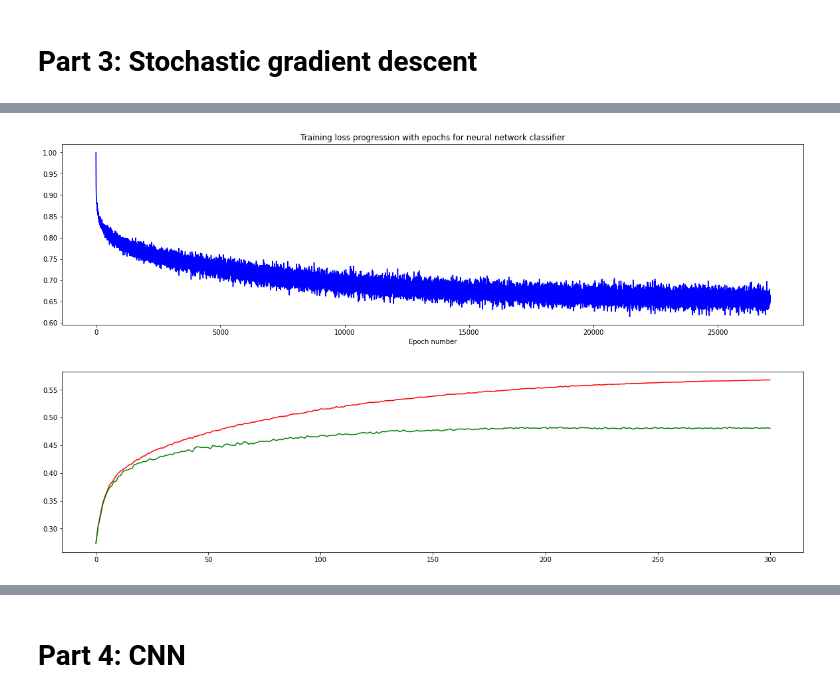
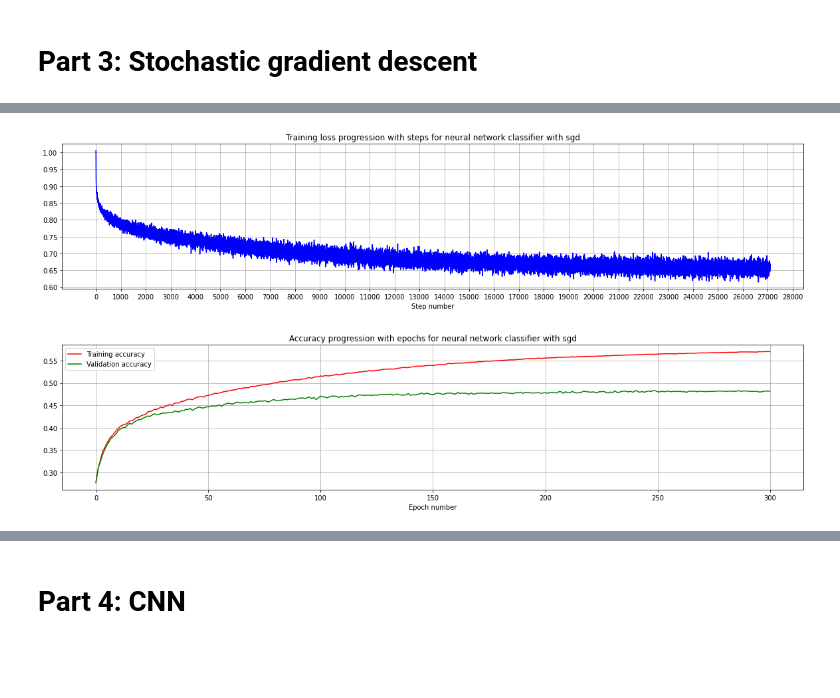
Before and after one commit to PamudithaSomarathne/EN2550, a Jupyter notebook: 4 Neural Network/EN2550_Assignment_04.ipynb, the cells around one changed output, grey strips where cells are left out. Saved outputs shown, nothing was run; the diff lists cells and outputs as text; code cells hidden in the pictures; blank space fills up the shorter version.

```diff
--- a/4 Neural Network/EN2550_Assignment_04.ipynb
+++ b/4 Neural Network/EN2550_Assignment_04.ipynb
@@ -73,7 +73,8 @@ def forward_prop_linear(x_data, weights):
 def mean_sum_of_squared_errors_linear(y, y_hat, weights, reg=0.0):
   """ Loss function """
   diff = (y_hat-y).astype(np.float32)
-  return np.mean(np.sum(np.multiply(diff,diff),axis=1)) + reg*np.sum(np.multiply(weights[0],weights[0]))
+  return np.mean(np.sum(np.multiply(diff,diff),axis=1)) +\
+    reg*np.sum(np.multiply(weights[0],weights[0]))
 
 def back_prop_linear(y_hat, y, x):
   return [np.matmul(x.T,2*(y_hat-y))/x.shape[0],np.sum(2*(y_hat-y),axis=0)/x.shape[0]]
@@ -362,7 +365,7 @@ nn2_train_acc_history = []
 nn2_val_acc_history = []
 learning_rate_nn2 = 0.001
 learning_rate_decay_nn2 = 0.99
-regularization_nn2 = 1e-4
+regularization_nn2 = 1e-3
 batch_size = 500
 steps_per_epoch = int(Ntr/batch_size)
 
@@ -403,6 +406,8 @@ for epo in range(no_epochs+1):
   val_acc = get_accuracy(y_hat_val, y_val)
   nn2_val_acc_history.append(val_acc)
 
+  show_time = True
+
   if not(epo%20):
     print("Epoch no.", epo, "\t| Training loss:",loss, "\t| Training accuracy:",
           np.round(train_acc,2), "\t| Validation accuracy:", np.round(val_acc,2))
@@ -437,14 +442,13 @@ print("Training set final mean loss:", nn2_loss_history[-1])
 print("Test set mean loss:",mean_sum_of_squared_errors_2_layer_nn(y_test, y_hat_test, weights_nn))
 print("Test set accuracy:", get_accuracy(y_hat_test, y_test),"%\n")
 
-plt.figure(figsize=(20,5))
-plt.title("Training loss progression with epochs for neural network classifier")
-plt.xlabel("Epoch number")
+plt.figure(figsize=(20,4))
+plt.title("Training loss progression with steps for neural network classifier with sgd")
+plt.xlabel("Step number")
+plt.xticks(np.arange(0,30001,1000))
 plt.plot(nn2_loss_history, 'b', label="Training loss")
-plt.figure(figsize=(20,5))
-plt.plot(np.array(nn2_train_acc_history)/100, 'r', label="Training accuracy")
-if use_val: plt.plot(np.array(nn2_val_acc_history)/100, 'g', label="Validation accuracy")
-#plt.savefig("images/linear_training_loss.png")
+plt.grid()
+plt.savefig("images/nn2Loss.png")
 plt.show()
 # %% [output]
 Stats for neural network classifier
@@ -455,2 +459,13 @@ Test set accuracy: 47.45 %
-[figure, old version]
+[figure, new version]
-[figure, removed]
+# %%
+plt.figure(figsize=(20,4))
+plt.title("Accuracy progression with epochs for neural network classifier with sgd")
+plt.xlabel("Epoch number")
+plt.plot(np.array(nn2_train_acc_history)/100, 'r', label="Training accuracy")
+if use_val: plt.plot(np.array(nn2_val_acc_history)/100, 'g', label="Validation accuracy")
+plt.legend()
+plt.grid()
+plt.savefig("images/nn2Acc.png")
+plt.show()
+# %% [output]
+[figure, added]
```
Also changed, not shown: parts of 23 cells of this notebook.
